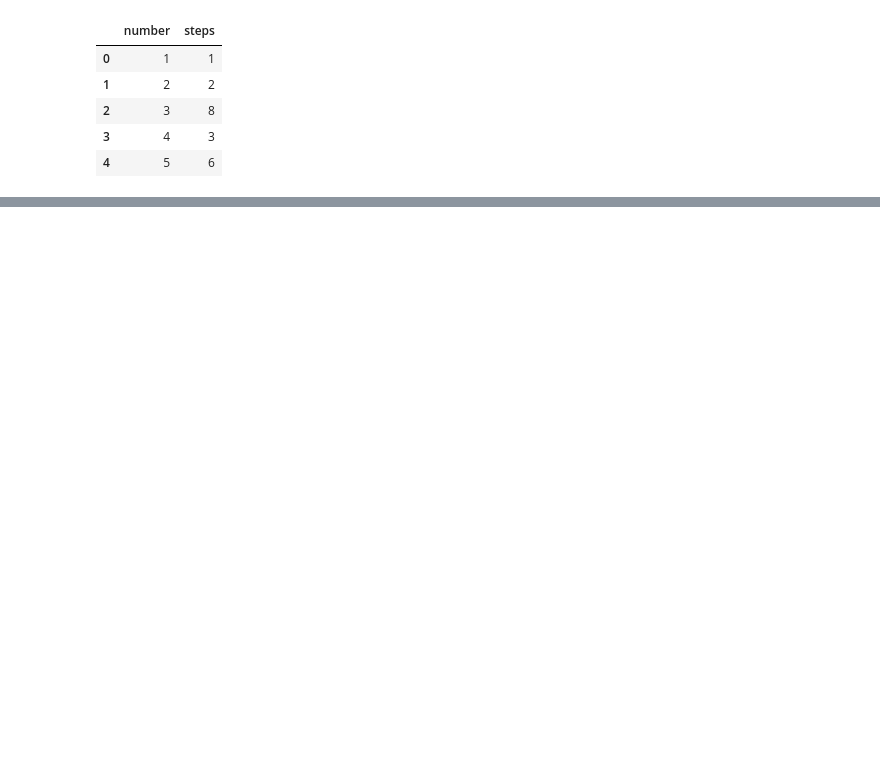
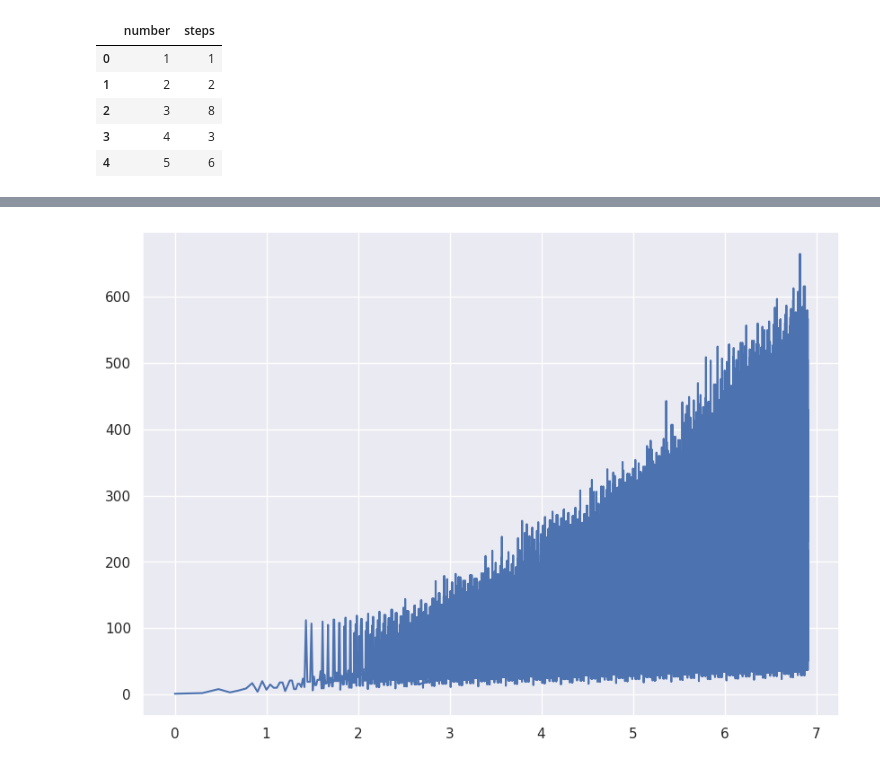
Before and after one commit to sheplecjs/collatz, a Jupyter notebook: analysis/notebooks/01_overview.ipynb, the cells around one changed output, grey strips where cells are left out. Cells and saved outputs as stored; diff of their text form; code cells hidden in the pictures; blank space fills up the shorter version.

```diff
--- a/analysis/notebooks/01_overview.ipynb
+++ b/analysis/notebooks/01_overview.ipynb
@@ -45,0 +51,12 @@ collatz_df["steps"].plot()
+# %%
+collatz_df["log10_number"] = np.log10(collatz_df["number"])
+# %%
+sliced_collatz = collatz_df.iloc[:]
+# %%
+fig, ax = plt.subplots(1, 1, figsize=(10,7))
+
+ax.plot(sliced_collatz["log10_number"], sliced_collatz["steps"])
+
+plt.show()
+# %% [output]
+[figure, added]
```
Also changed, not shown: parts of 4 cells of this notebook.
